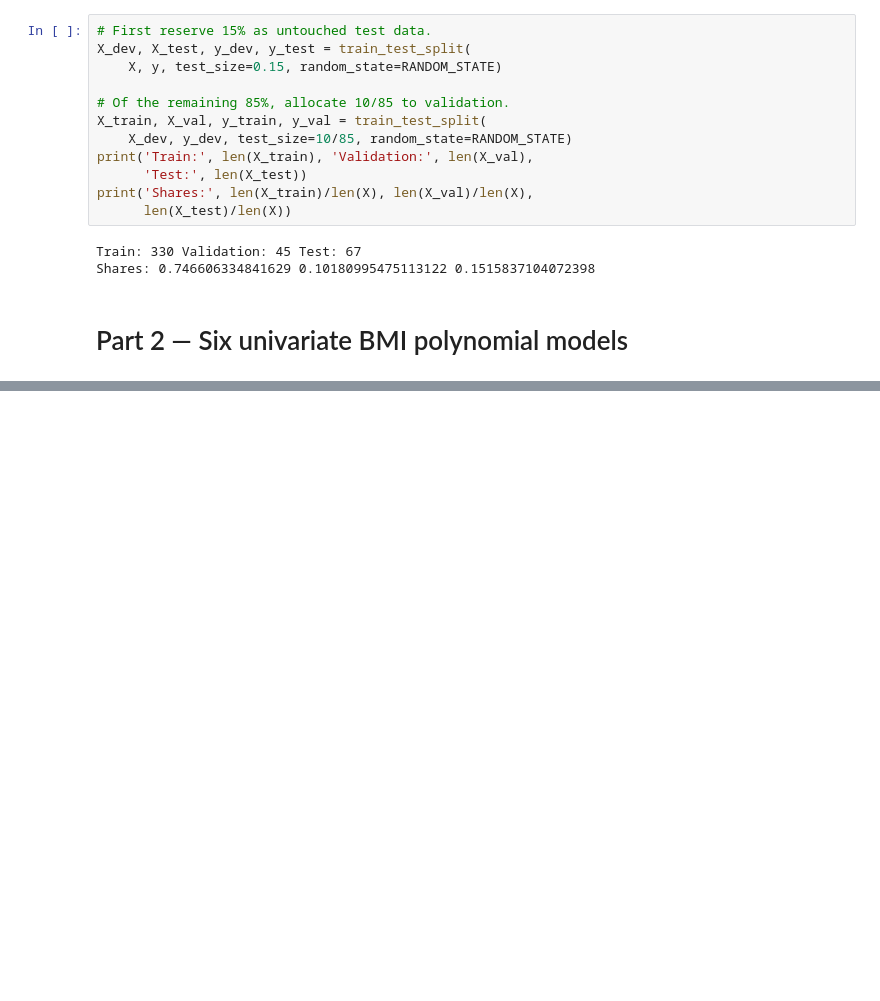
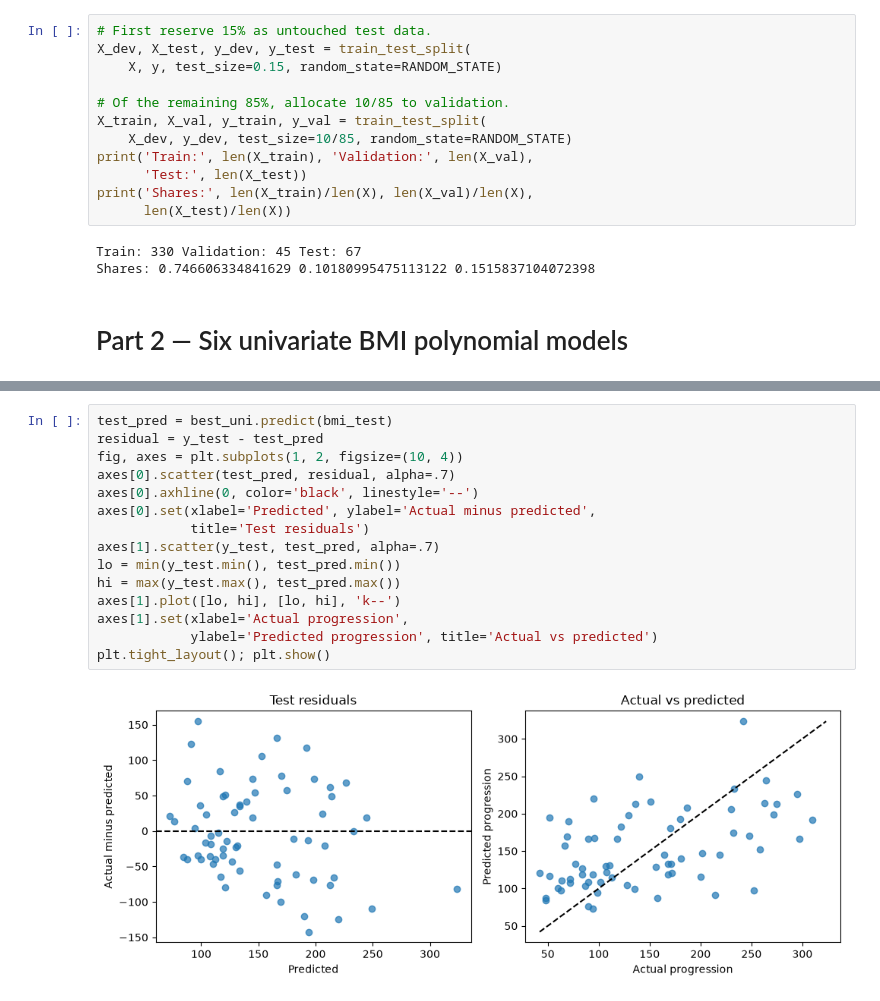
Before and after one commit to zozdemir2026/diabetes-progression-ml-lab, a Jupyter notebook: notebooks/diabetes_progression_analysis.ipynb, the cells around one changed output, grey strips where cells are left out. Drawn from its saved outputs; the diff is of its cells as text; blank space fills up the shorter version.

```diff
--- a/notebooks/diabetes_progression_analysis.ipynb
+++ b/notebooks/diabetes_progression_analysis.ipynb
@@ -245,0 +469,17 @@ print(diabetes.feature_names)
+# %%
+test_pred = best_uni.predict(bmi_test)
+residual = y_test - test_pred
+fig, axes = plt.subplots(1, 2, figsize=(10, 4))
+axes[0].scatter(test_pred, residual, alpha=.7)
+axes[0].axhline(0, color='black', linestyle='--')
+axes[0].set(xlabel='Predicted', ylabel='Actual minus predicted',
+            title='Test residuals')
+axes[1].scatter(y_test, test_pred, alpha=.7)
+lo = min(y_test.min(), test_pred.min())
+hi = max(y_test.max(), test_pred.max())
+axes[1].plot([lo, hi], [lo, hi], 'k--')
+axes[1].set(xlabel='Actual progression',
+            ylabel='Predicted progression', title='Actual vs predicted')
+plt.tight_layout(); plt.show()
+# %% [output]
+[figure, added]
```
Also changed, not shown: parts of 19 cells of this notebook.
